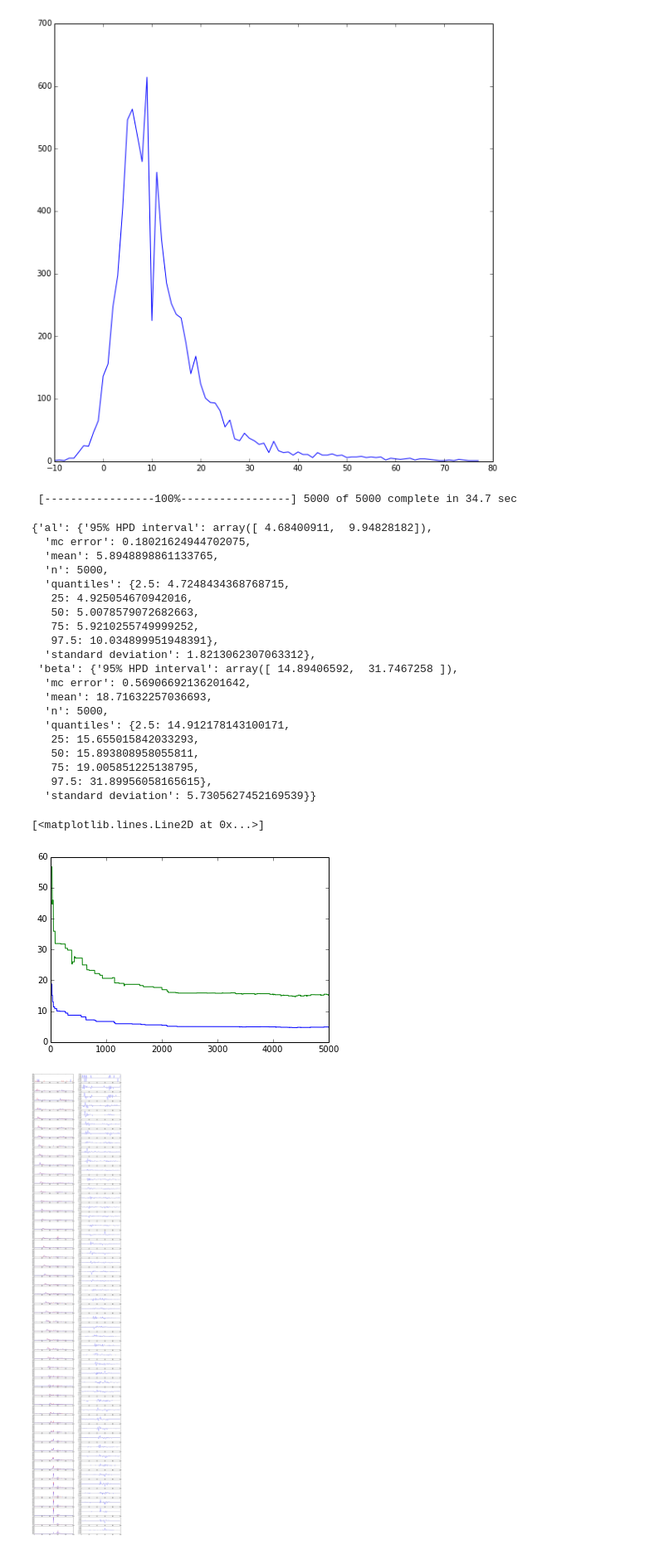
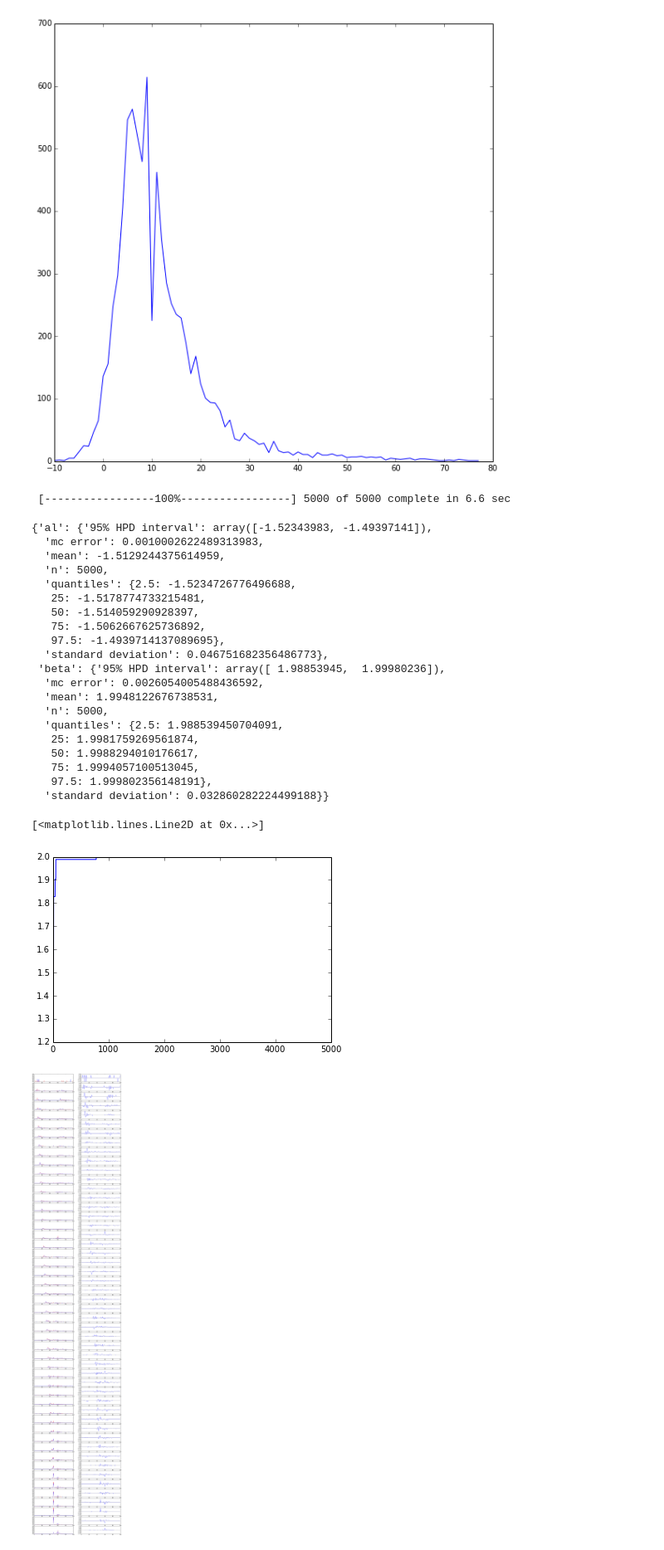
Before and after one commit to bwgroff/fantasyMC, a Jupyter notebook: PlayDistributions.ipynb, the cells around one changed output. Shown at 83% size. Saved outputs shown, nothing was run; the diff lists cells and outputs as text; code cells hidden in the pictures.

```diff
--- a/PlayDistributions.ipynb
+++ b/PlayDistributions.ipynb
@@ -98,41 +114,41 @@ for play in run_plays:
     yardline_0, yardline_1 = get_field_positions()
     run_play_outcomes[yardline_0].append(yardline_1)
 # %%
-alpha = pymc.Uniform('al', lower=1, upper=100)
-beta = pymc.Uniform('beta', lower=1, upper=100)
-gam = pymc.Beta('gams', alpha=alpha, beta=beta, value=[0.01*(x.passing_yds + 12) for x in manypassplays], observed=True)
+alpha = pymc.Uniform('al', lower=-5, upper=1)
+beta = pymc.Uniform('beta', lower=0, upper=2)
+gam = pymc.Lognormal('gams', mu=alpha, tau=beta, value=[0.01*(x.passing_yds + 12) for x in manypassplays], observed=True)
 # %%
 mc = pymc.MCMC([gam, alpha, beta])
 mc.sample(iter=5000)
 mc.stats()
 # %% [output]
- [-----------------100%-----------------] 5000 of 5000 complete in 34.7 sec
+ [-----------------100%-----------------] 5000 of 5000 complete in 6.6 sec
-{'al': {'95% HPD interval': array([ 4.68400911,  9.94828182]),
-  'mc error': 0.18021624944702075,
-  'mean': 5.8948898861133765,
+{'al': {'95% HPD interval': array([-1.52343983, -1.49397141]),
+  'mc error': 0.0010002622489313983,
+  'mean': -1.5129244375614959,
   'n': 5000,
-  'quantiles': {2.5: 4.7248434368768715,
-   25: 4.925054670942016,
-   50: 5.0078579072682663,
-   75: 5.9210255749999252,
-   97.5: 10.034899951948391},
-  'standard deviation': 1.8213062307063312},
- 'beta': {'95% HPD interval': array([ 14.89406592,  31.7467258 ]),
-  'mc error': 0.56906692136201642,
-  'mean': 18.71632257036693,
+  'quantiles': {2.5: -1.5234726776496688,
+   25: -1.5178774733215481,
+   50: -1.514059290928397,
+   75: -1.5062667625736892,
+   97.5: -1.4939714137089695},
+  'standard deviation': 0.046751682356486773},
+ 'beta': {'95% HPD interval': array([ 1.98853945,  1.99980236]),
+  'mc error': 0.0026054005488436592,
+  'mean': 1.9948122676738531,
   'n': 5000,
-  'quantiles': {2.5: 14.912178143100171,
-   25: 15.655015842033293,
-   50: 15.893808958055811,
-   75: 19.005851225138795,
-   97.5: 31.89956058165615},
-  'standard deviation': 5.7305627452169539}}
+  'quantiles': {2.5: 1.988539450704091,
+   25: 1.9981759269561874,
+   50: 1.9988294010176617,
+   75: 1.9994057100513045,
+   97.5: 1.999802356148191},
+  'standard deviation': 0.032860282224499188}}
 # %%
-plt.plot(mc.trace(alpha).gettrace())
+# plt.plot(mc.trace(alpha).gettrace())
 plt.plot(mc.trace(beta).gettrace())
 # %% [output]
 [<matplotlib.lines.Line2D at 0x...>]
-[figure, old version]
+[figure, new version]
 # %%
 results = json.load(open("resultsfull.json"))
 
```
Also changed, not shown: parts of 9 cells of this notebook.
